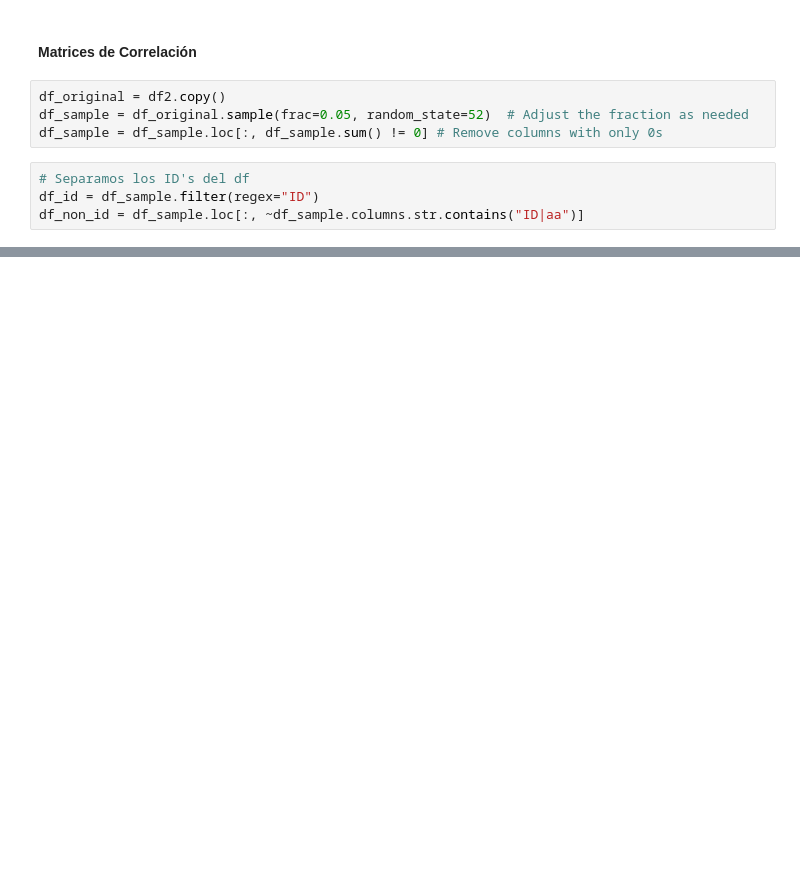
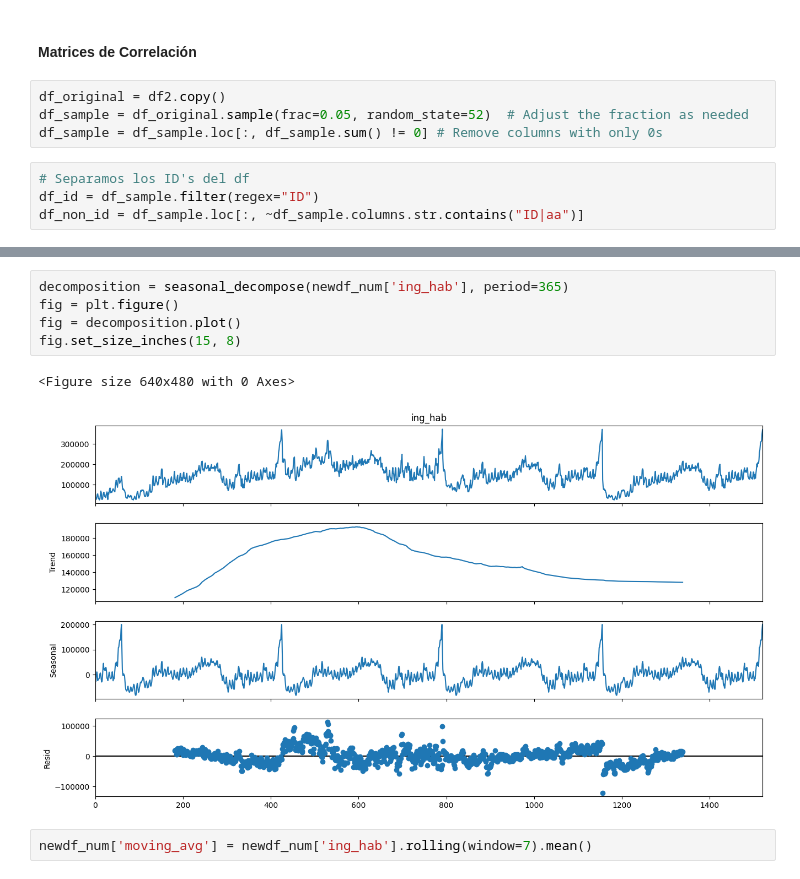
Before and after one commit to YuyoAndrade/time-series-analysis, a Jupyter notebook: eda/eda.ipynb, the cells around one changed output, grey strips where cells are left out. Cells and saved outputs as stored; diff of their text form; blank space fills up the shorter version.

```diff
--- a/eda/eda.ipynb
+++ b/eda/eda.ipynb
@@ -173,0 +280,10 @@ for column in df_non_id.columns:
+# %%
+decomposition = seasonal_decompose(newdf_num['ing_hab'], period=365)
+fig = plt.figure()
+fig = decomposition.plot()
+fig.set_size_inches(15, 8)
+# %% [output]
+<Figure size 640x480 with 0 Axes>
+[figure, added]
+# %%
+newdf_num['moving_avg'] = newdf_num['ing_hab'].rolling(window=7).mean()
```
Also changed, not shown: parts of 37 cells of this notebook.
